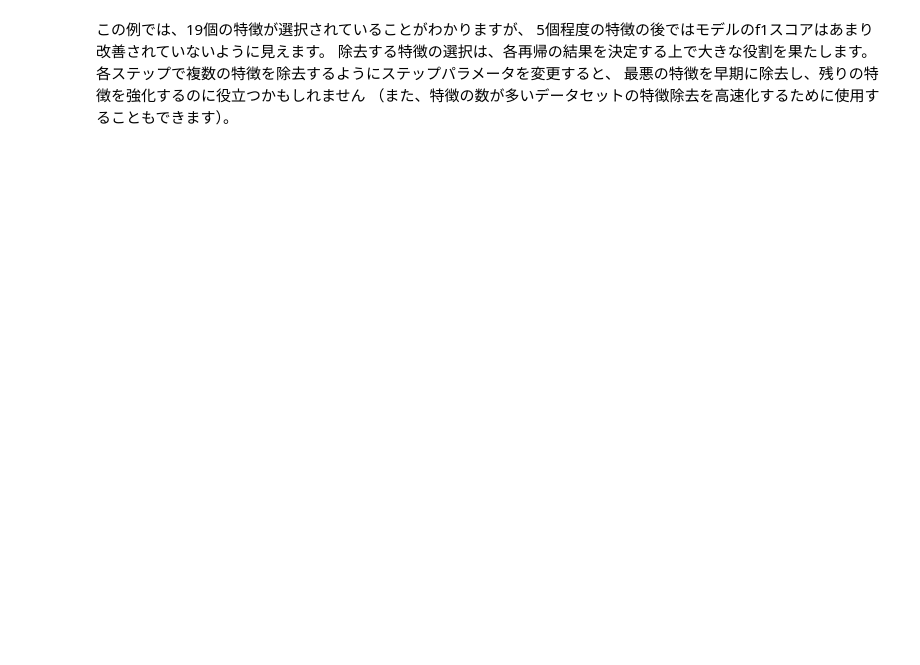
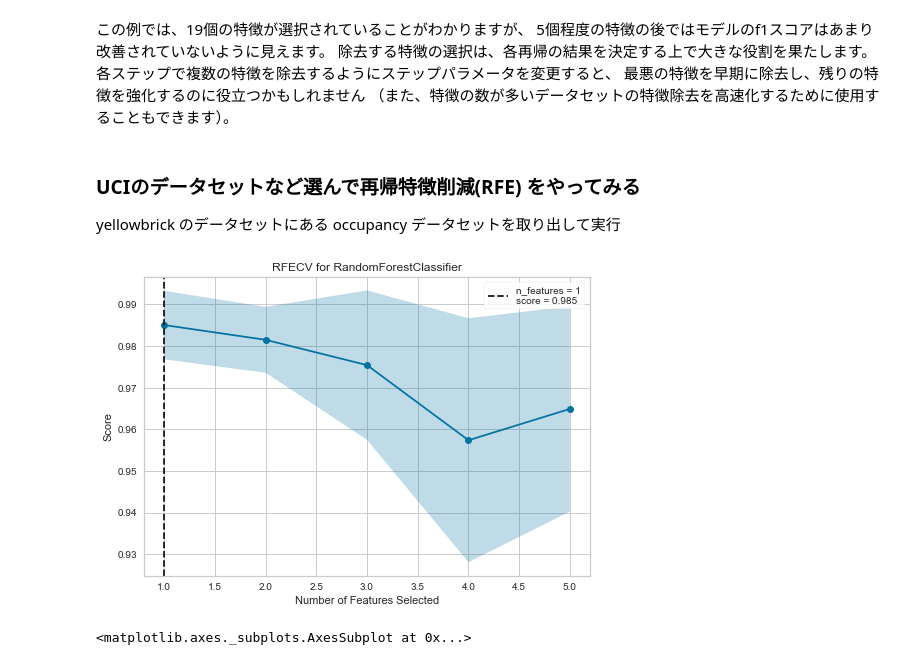
Before and after one commit to ism-k/DataScience1, a Jupyter notebook: excercise_5_rfe.ipynb, the cells around one changed output. Drawn from its saved outputs; the diff is of its cells as text; code cells hidden in the pictures; blank space fills up the shorter version.

```diff
--- a/excercise_5_rfe.ipynb
+++ b/excercise_5_rfe.ipynb
@@ -68,3 +70,20 @@ visualizer.show()           # Finalize and render the figure
 各ステップで複数の特徴を除去するようにステップパラメータを変更すると、
 最悪の特徴を早期に除去し、残りの特徴を強化するのに役立つかもしれません
 （また、特徴の数が多いデータセットの特徴除去を高速化するために使用することもできます）。
+# %% [markdown]
+### UCIのデータセットなど選んで再帰特徴削減(RFE) をやってみる
+
+yellowbrick のデータセットにある occupancy データセットを取り出して実行
+# %%
+from yellowbrick.datasets import load_occupancy
+
+X, y = load_occupancy()
+
+cv = StratifiedKFold(5)
+visualizer = RFECV(RandomForestClassifier(), cv=cv, scoring='f1_weighted')
+
+visualizer.fit(X, y)        # Fit the data to the visualizer
+visualizer.show()
+# %% [output]
+[figure, added]
+<matplotlib.axes._subplots.AxesSubplot at 0x...>
```
Also changed, not shown: parts of 18 cells of this notebook, 9 other files.
